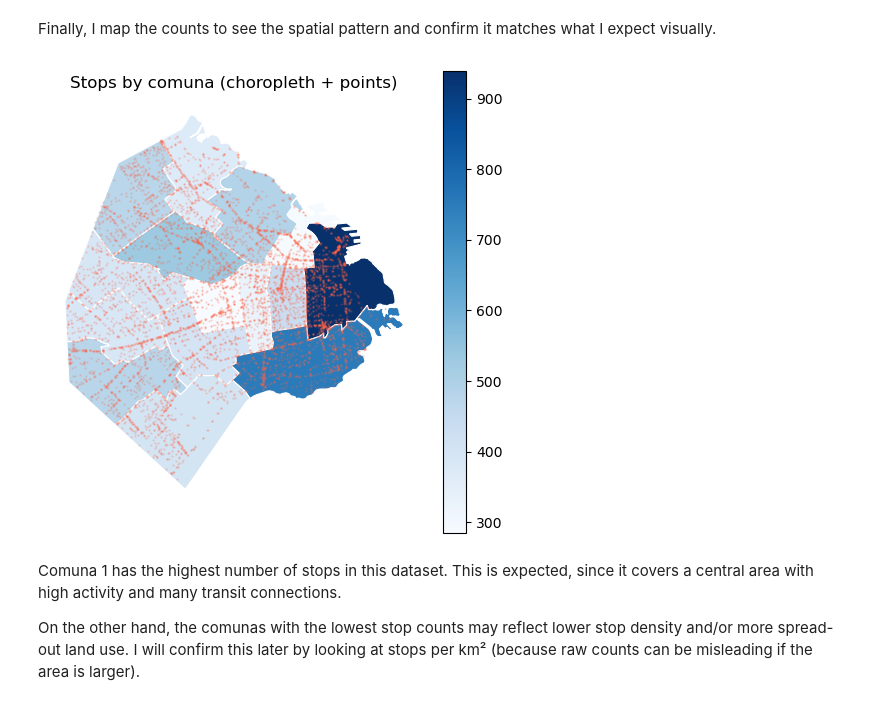
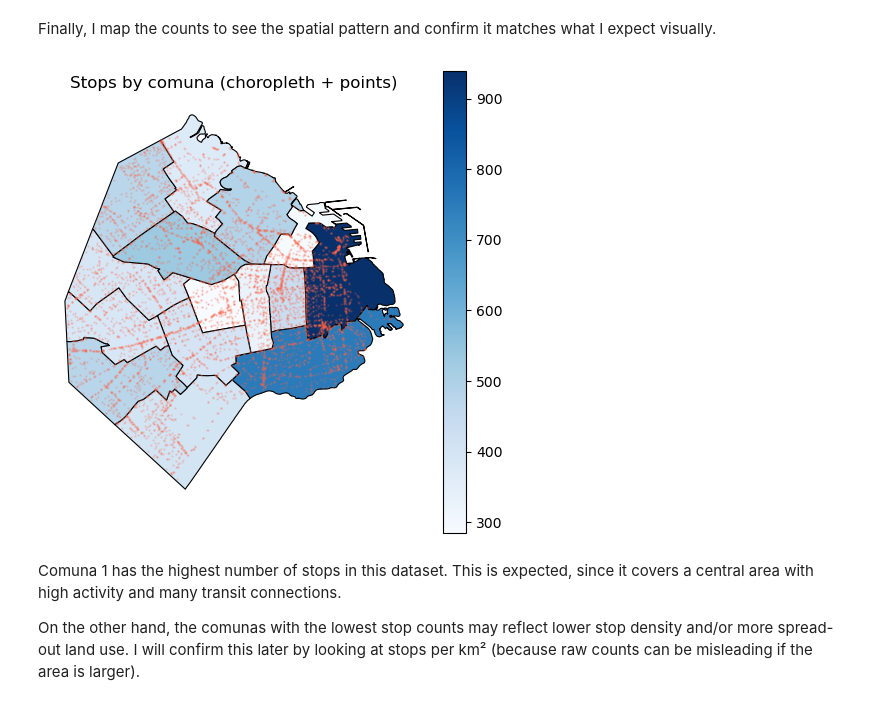
Before and after one commit to FacundoBerthet/caba-public-transport-analysis, a Jupyter notebook: notebooks/02_EDA_bus_stops.ipynb, the cells around one changed output. Cells and saved outputs as stored; diff of their text form; code cells hidden in the pictures.

```diff
--- a/notebooks/02_EDA_bus_stops.ipynb
+++ b/notebooks/02_EDA_bus_stops.ipynb
@@ -208,13 +209,13 @@ Finally, I map the counts to see the spatial pattern and confirm it matches what
 # %%
 comunas_counts = comunas.merge(stops_by_comuna, on="comuna", how="left")
 fig, ax = plt.subplots(figsize=(6,6))
 
-comunas_counts.plot(ax=ax, column="n_stops", cmap="Blues", figsize=(6, 6), edgecolor="white", linewidth=0.8, legend=True)
+comunas_counts.plot(ax=ax, column="n_stops", cmap="Blues", figsize=(6, 6), edgecolor="black", linewidth=0.8, legend=True)
 stops.plot(ax=ax, markersize=0.5, color="tomato", alpha=0.2)
 ax.set_title("Stops by comuna (choropleth + points)")
 ax.set_axis_off()
 # %% [output]
-[figure, old version]
+[figure, new version]
 # %% [markdown]
 Comuna 1 has the highest number of stops in this dataset. This is expected, since it covers a central area with high activity and many transit connections.
 
```
Also changed, not shown: parts of 18 cells of this notebook.
